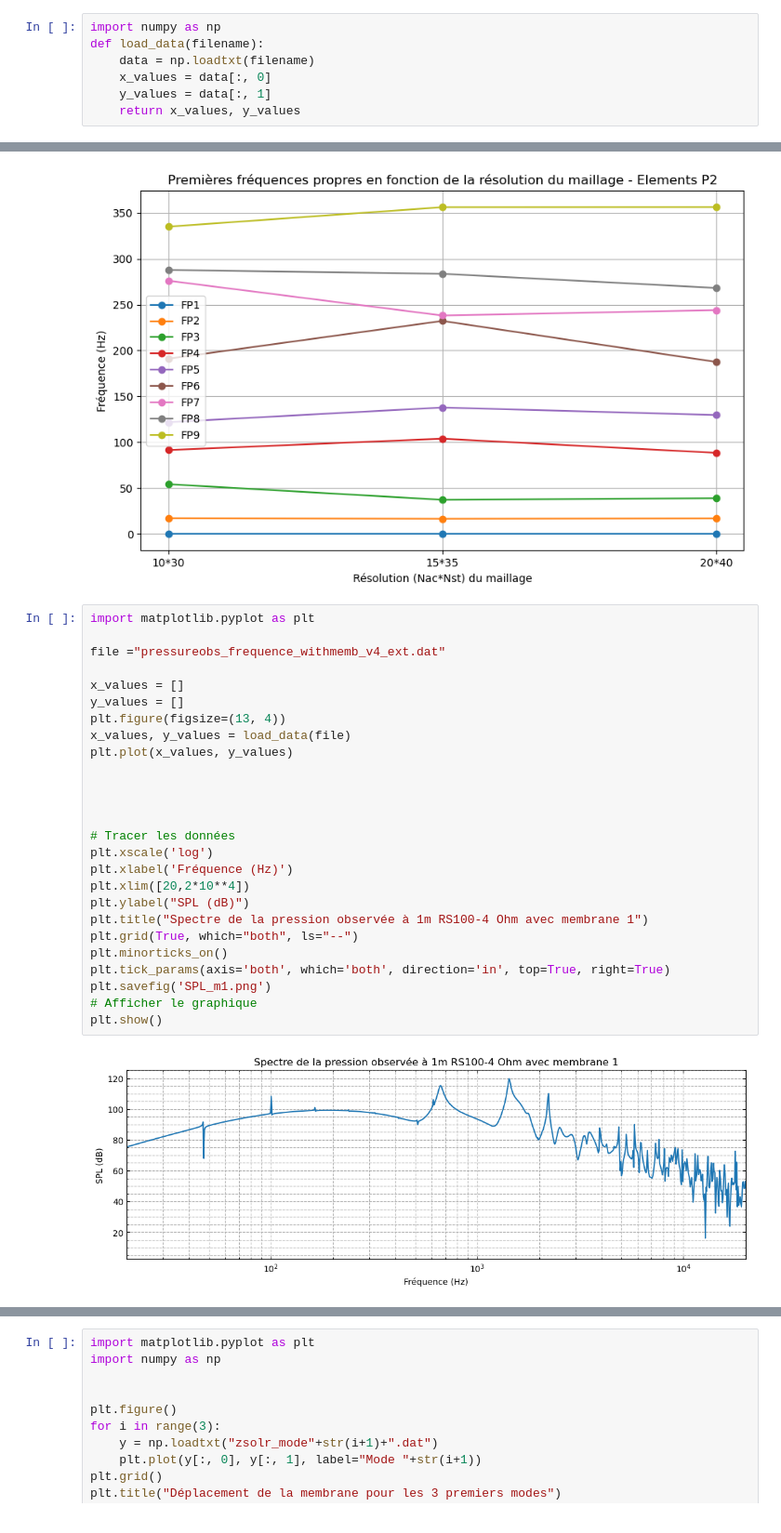
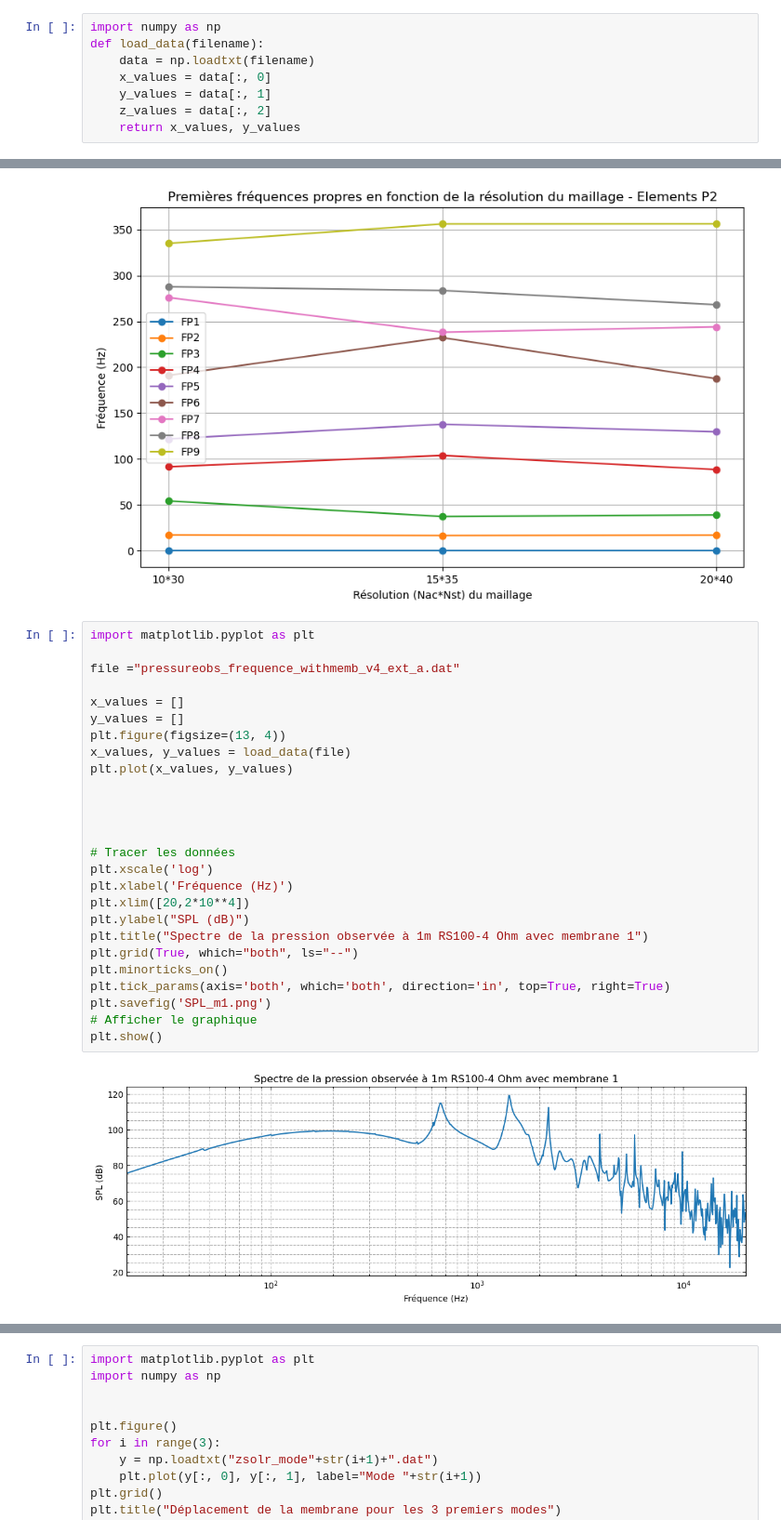
Before and after one commit to noemielafine/LoMeSim, a Jupyter notebook: courbes_py.ipynb, the cells around one changed output, grey strips where cells are left out. Shown at 93% size. Cells and saved outputs as stored; diff of their text form.

```diff
--- a/courbes_py.ipynb
+++ b/courbes_py.ipynb
@@ -4,6 +4,7 @@ def load_data(filename):
     data = np.loadtxt(filename)
     x_values = data[:, 0]
     y_values = data[:, 1]
+    z_values = data[:, 2]
     return x_values, y_values
 # %%
 import matplotlib.pyplot as plt
@@ -316,31 +317,31 @@ plt.show()
 # %%
 import matplotlib.pyplot as plt
 
-file ="pressureobs_frequence_withmemb_v4_ext.dat"
+file ="pressureobs_frequence_withmemb_v4_ext_a.dat"
 
 x_values = []
 y_values = []
 plt.figure(figsize=(13, 4))
 x_values, y_values = load_data(file)
 plt.plot(x_values, y_values)
 
 
 
 
 # Tracer les données
 plt.xscale('log')
 plt.xlabel('Fréquence (Hz)')
 plt.xlim([20,2*10**4])
 plt.ylabel("SPL (dB)")
 plt.title("Spectre de la pression observée à 1m RS100-4 Ohm avec membrane 1")
 plt.grid(True, which="both", ls="--")
 plt.minorticks_on()
 plt.tick_params(axis='both', which='both', direction='in', top=True, right=True)
 plt.savefig('SPL_m1.png')
 # Afficher le graphique
 plt.show()
 # %% [output]
-[figure, old version]
+[figure, new version]
 # %%
 import matplotlib.pyplot as plt
 
```
Also changed, not shown: parts of 14 cells of this notebook, 7 other files.
